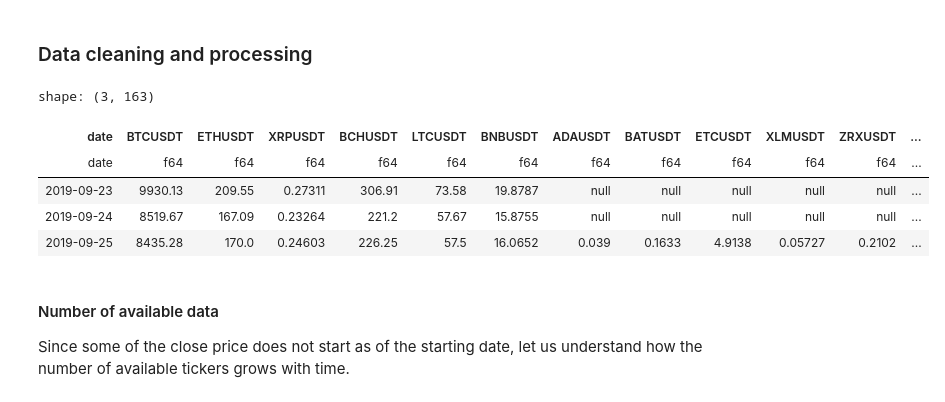
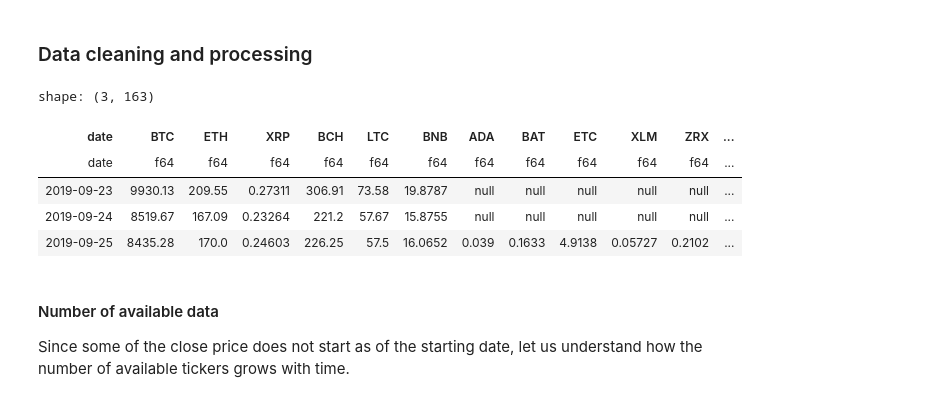
Before and after one commit to andrewpark19/QTS_Final_Project, a Jupyter notebook: QTS_Project_Draft.ipynb, the cells around one changed output. Cells and saved outputs as stored; diff of their text form; code cells hidden in the pictures.

```diff
--- a/QTS_Project_Draft.ipynb
+++ b/QTS_Project_Draft.ipynb
@@ -41,12 +41,12 @@ shape: (3, 13)
 # %% [markdown]
 ### Data cleaning and processing
 # %%
-close_prices = pivot_close_price(raw_data)
+close_prices = pivot_value(raw_data, value_col='Close')
 tickers = close_prices.columns[1:]
 close_prices.head(3)
 # %% [output]
 shape: (3, 163)
-| date | BTCUSDT | ETHUSDT | XRPUSDT | BCHUSDT | LTCUSDT | BNBUSDT | ADAUSDT | BATUSDT | ETCUSDT | XLMUSDT | ZRXUSDT | ... |
+| date | BTC | ETH | XRP | BCH | LTC | BNB | ADA | BAT | ETC | XLM | ZRX | ... |
 | date | f64 | f64 | f64 | f64 | f64 | f64 | f64 | f64 | f64 | f64 | f64 | ... |
 | 2019-09-23 | 9930.13 | 209.55 | 0.27311 | 306.91 | 73.58 | 19.8787 | null | null | null | null | null | ... |
 | 2019-09-24 | 8519.67 | 167.09 | 0.23264 | 221.2 | 57.67 | 15.8755 | null | null | null | null | null | ... |
```
Also changed, not shown: parts of 29 cells of this notebook, 2 other files.
